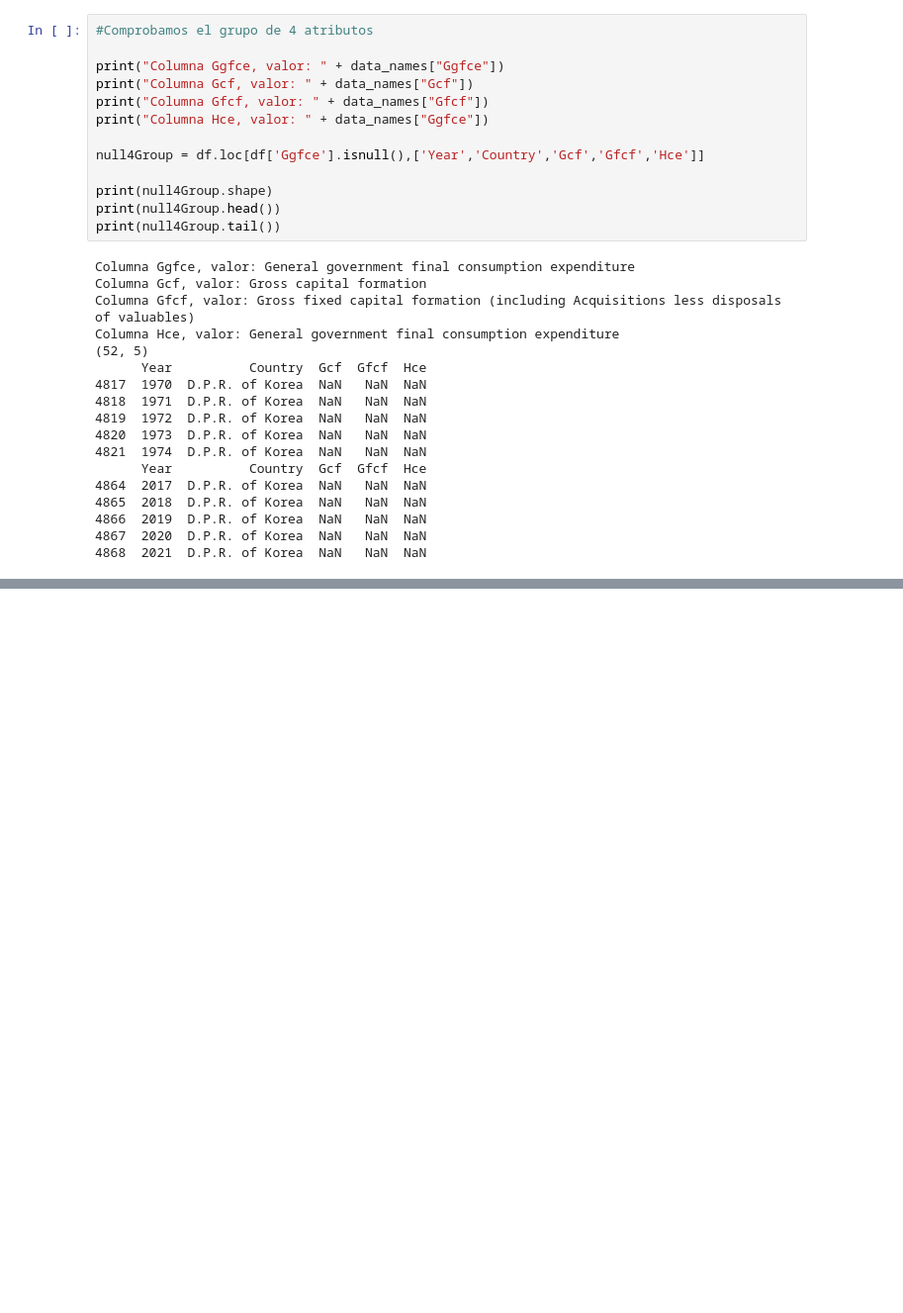
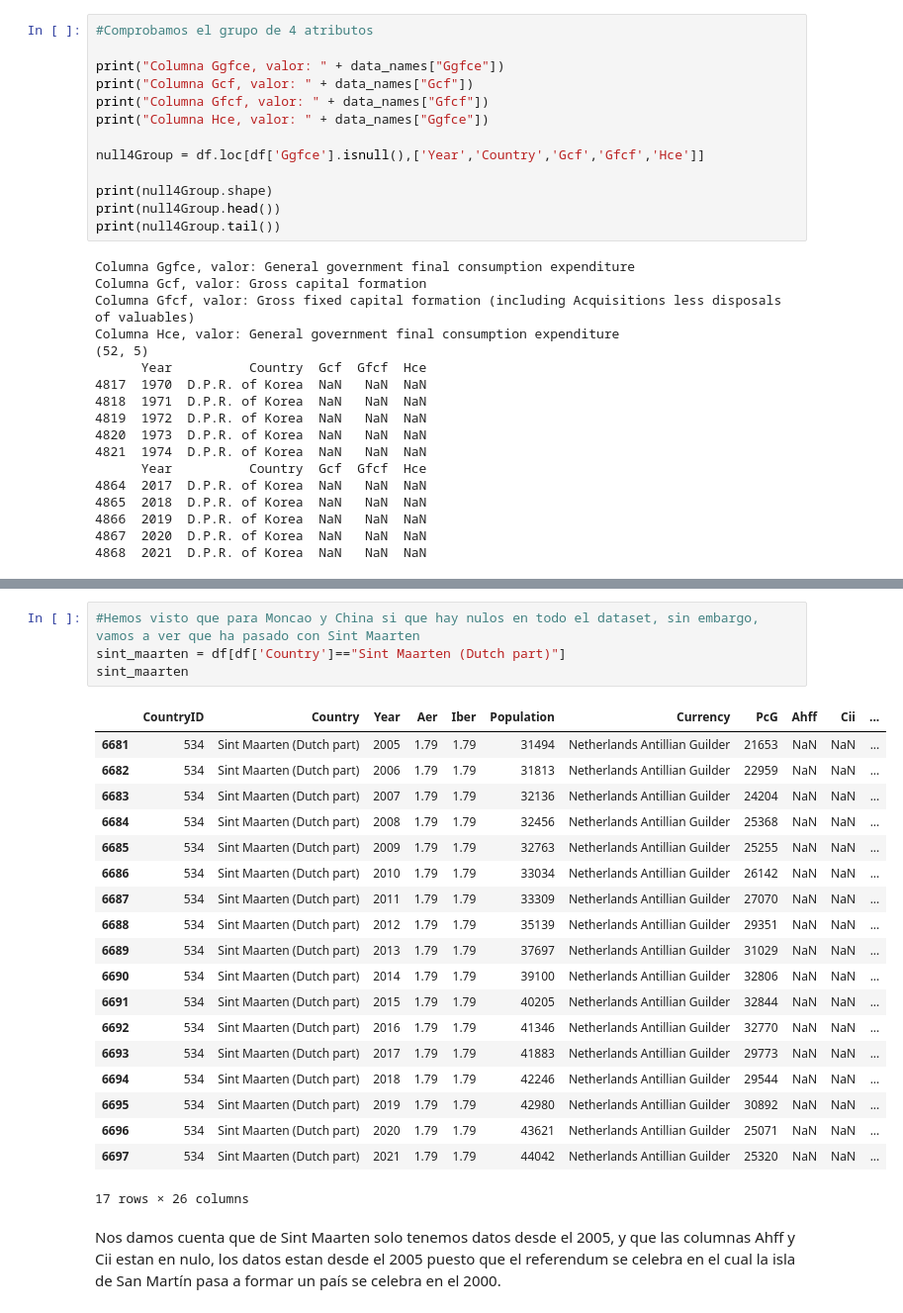
Before and after one commit to Didac-piferrer/MUDS, a Jupyter notebook: SBC/Agrupacion.ipynb, the cells around one changed output, grey strips where cells are left out. Shown: that part at 99% size. Cells and saved outputs as stored; diff of their text form; blank space fills up the shorter version.

Commit message:
nulos primera parte

```diff
--- a/SBC/Agrupacion.ipynb
+++ b/SBC/Agrupacion.ipynb
@@ -222,0 +284,26 @@ Columna Hce, valor: General government final consumption expenditure
+# %%
+#Hemos visto que para Moncao y China si que hay nulos en todo el dataset, sin embargo, vamos a ver que ha pasado con Sint Maarten
+sint_maarten = df[df['Country']=="Sint Maarten (Dutch part)"]
+sint_maarten
+# %% [output]
+|  | CountryID | Country | Year | Aer | Iber | Population | Currency | PcG | Ahff | Cii | ... |
+| 6681 | 534 | Sint Maarten (Dutch part) | 2005 | 1.79 | 1.79 | 31494 | Netherlands Antillian Guilder | 21653 | NaN | NaN | ... |
+| 6682 | 534 | Sint Maarten (Dutch part) | 2006 | 1.79 | 1.79 | 31813 | Netherlands Antillian Guilder | 22959 | NaN | NaN | ... |
+| 6683 | 534 | Sint Maarten (Dutch part) | 2007 | 1.79 | 1.79 | 32136 | Netherlands Antillian Guilder | 24204 | NaN | NaN | ... |
+| 6684 | 534 | Sint Maarten (Dutch part) | 2008 | 1.79 | 1.79 | 32456 | Netherlands Antillian Guilder | 25368 | NaN | NaN | ... |
+| 6685 | 534 | Sint Maarten (Dutch part) | 2009 | 1.79 | 1.79 | 32763 | Netherlands Antillian Guilder | 25255 | NaN | NaN | ... |
+| 6686 | 534 | Sint Maarten (Dutch part) | 2010 | 1.79 | 1.79 | 33034 | Netherlands Antillian Guilder | 26142 | NaN | NaN | ... |
+| 6687 | 534 | Sint Maarten (Dutch part) | 2011 | 1.79 | 1.79 | 33309 | Netherlands Antillian Guilder | 27070 | NaN | NaN | ... |
+| 6688 | 534 | Sint Maarten (Dutch part) | 2012 | 1.79 | 1.79 | 35139 | Netherlands Antillian Guilder | 29351 | NaN | NaN | ... |
+| 6689 | 534 | Sint Maarten (Dutch part) | 2013 | 1.79 | 1.79 | 37697 | Netherlands Antillian Guilder | 31029 | NaN | NaN | ... |
+| 6690 | 534 | Sint Maarten (Dutch part) | 2014 | 1.79 | 1.79 | 39100 | Netherlands Antillian Guilder | 32806 | NaN | NaN | ... |
+| 6691 | 534 | Sint Maarten (Dutch part) | 2015 | 1.79 | 1.79 | 40205 | Netherlands Antillian Guilder | 32844 | NaN | NaN | ... |
+| 6692 | 534 | Sint Maarten (Dutch part) | 2016 | 1.79 | 1.79 | 41346 | Netherlands Antillian Guilder | 32770 | NaN | NaN | ... |
+| 6693 | 534 | Sint Maarten (Dutch part) | 2017 | 1.79 | 1.79 | 41883 | Netherlands Antillian Guilder | 29773 | NaN | NaN | ... |
+| 6694 | 534 | Sint Maarten (Dutch part) | 2018 | 1.79 | 1.79 | 42246 | Netherlands Antillian Guilder | 29544 | NaN | NaN | ... |
+| 6695 | 534 | Sint Maarten (Dutch part) | 2019 | 1.79 | 1.79 | 42980 | Netherlands Antillian Guilder | 30892 | NaN | NaN | ... |
+| 6696 | 534 | Sint Maarten (Dutch part) | 2020 | 1.79 | 1.79 | 43621 | Netherlands Antillian Guilder | 25071 | NaN | NaN | ... |
+| 6697 | 534 | Sint Maarten (Dutch part) | 2021 | 1.79 | 1.79 | 44042 | Netherlands Antillian Guilder | 25320 | NaN | NaN | ... |
+17 rows × 26 columns
+# %% [markdown]
+Nos damos cuenta que de Sint Maarten solo tenemos datos desde el 2005, y que las columnas Ahff y Cii estan en nulo, los datos estan desde el 2005 puesto que el referendum se celebra en el cual la isla de San Martín pasa a formar un país se celebra en el 2000.
```
Also changed, not shown: parts of 11 cells of this notebook.
